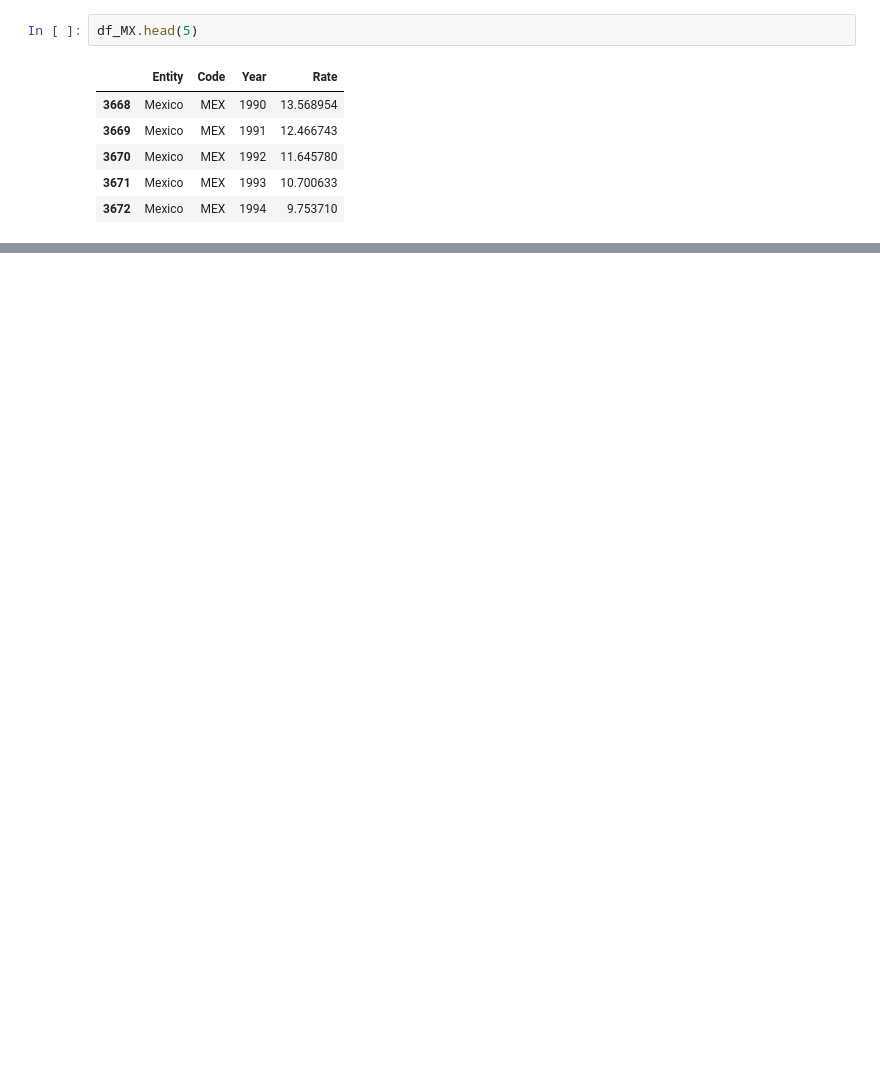
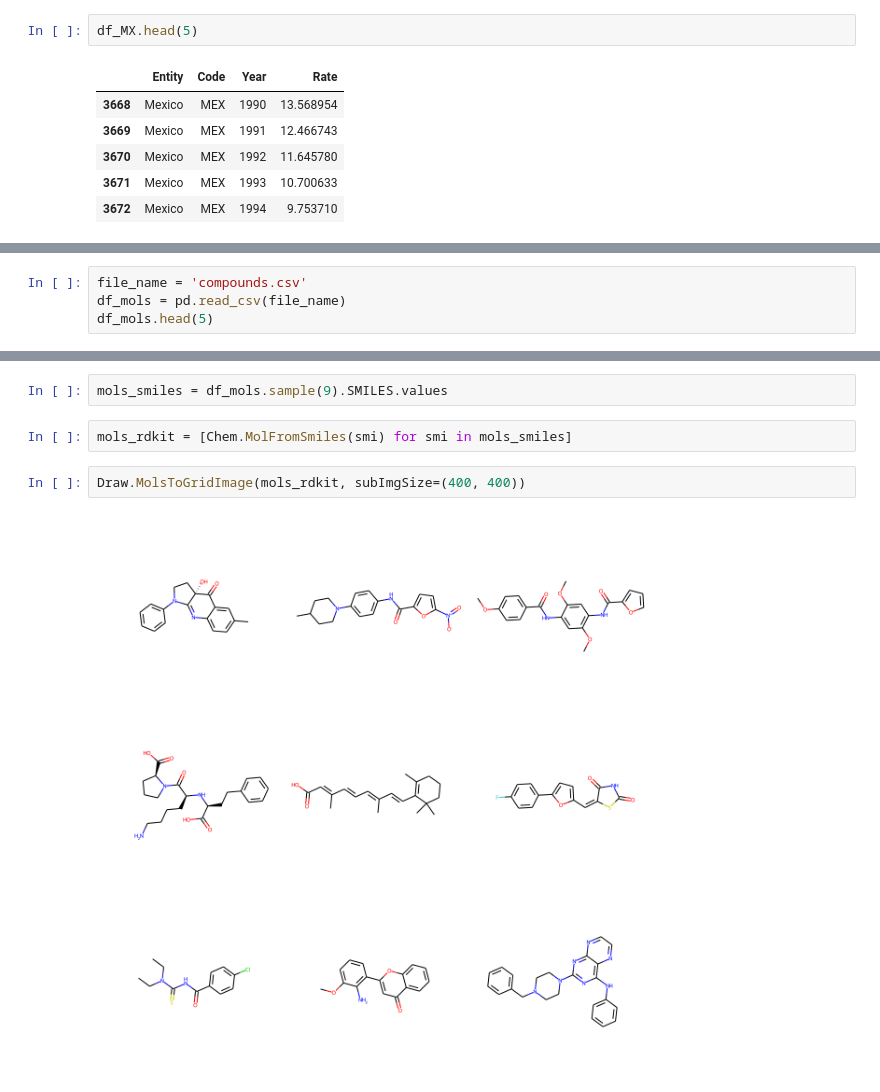
Before and after one commit to ajinich/tcj2021, a Jupyter notebook: code/intro_a_Python.ipynb, the cells around one changed output, grey strips where cells are left out. Cells and saved outputs as stored; diff of their text form; blank space fills up the shorter version.

```diff
--- a/code/intro_a_Python.ipynb
+++ b/code/intro_a_Python.ipynb
@@ -94,0 +126,4 @@ Text(0, 0.5, 'TB death rate')
+# %%
+file_name = 'compounds.csv'
+df_mols = pd.read_csv(file_name)
+df_mols.head(5)
@@ -94,0 +137,8 @@ Text(0, 0.5, 'TB death rate')
+# %%
+mols_smiles = df_mols.sample(9).SMILES.values
+# %%
+mols_rdkit = [Chem.MolFromSmiles(smi) for smi in mols_smiles]
+# %%
+Draw.MolsToGridImage(mols_rdkit, subImgSize=(400, 400))
+# %% [output]
+[figure, added]
```
Also changed, not shown: parts of 7 cells of this notebook.
